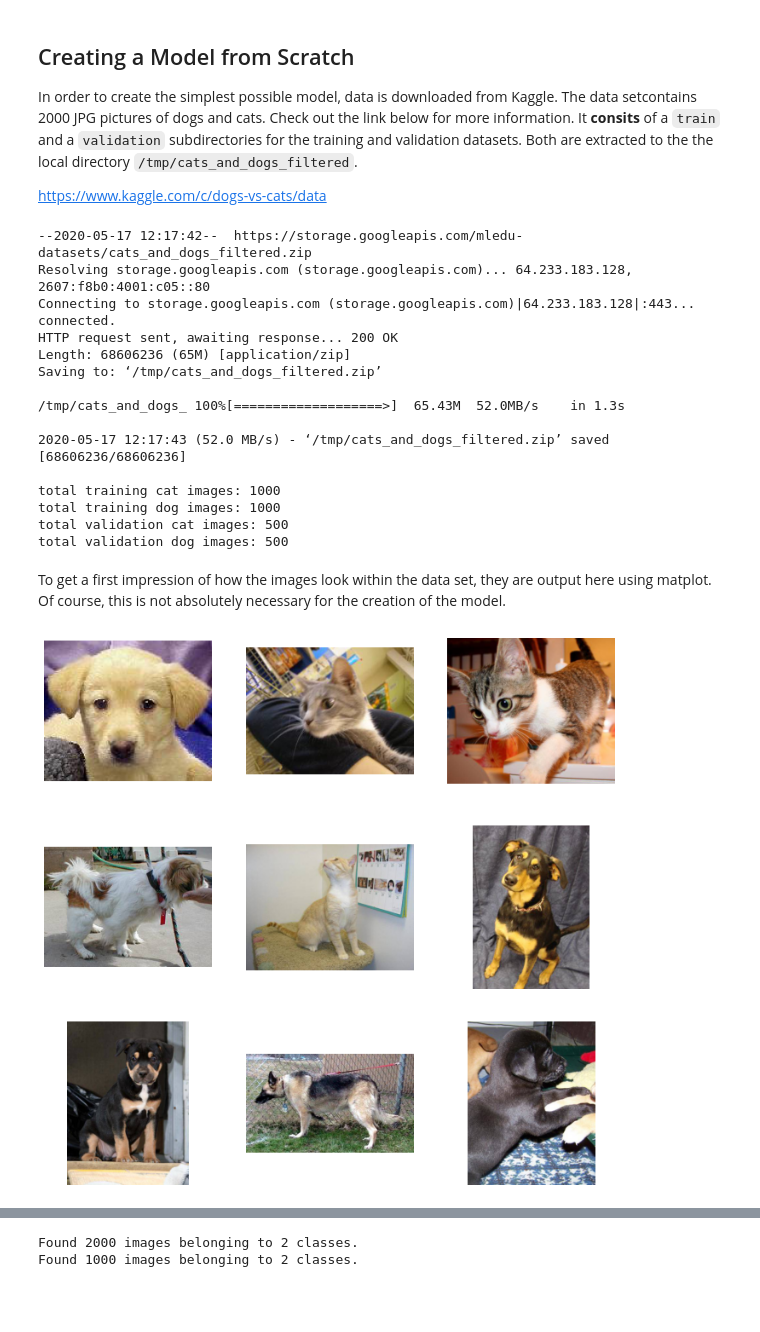
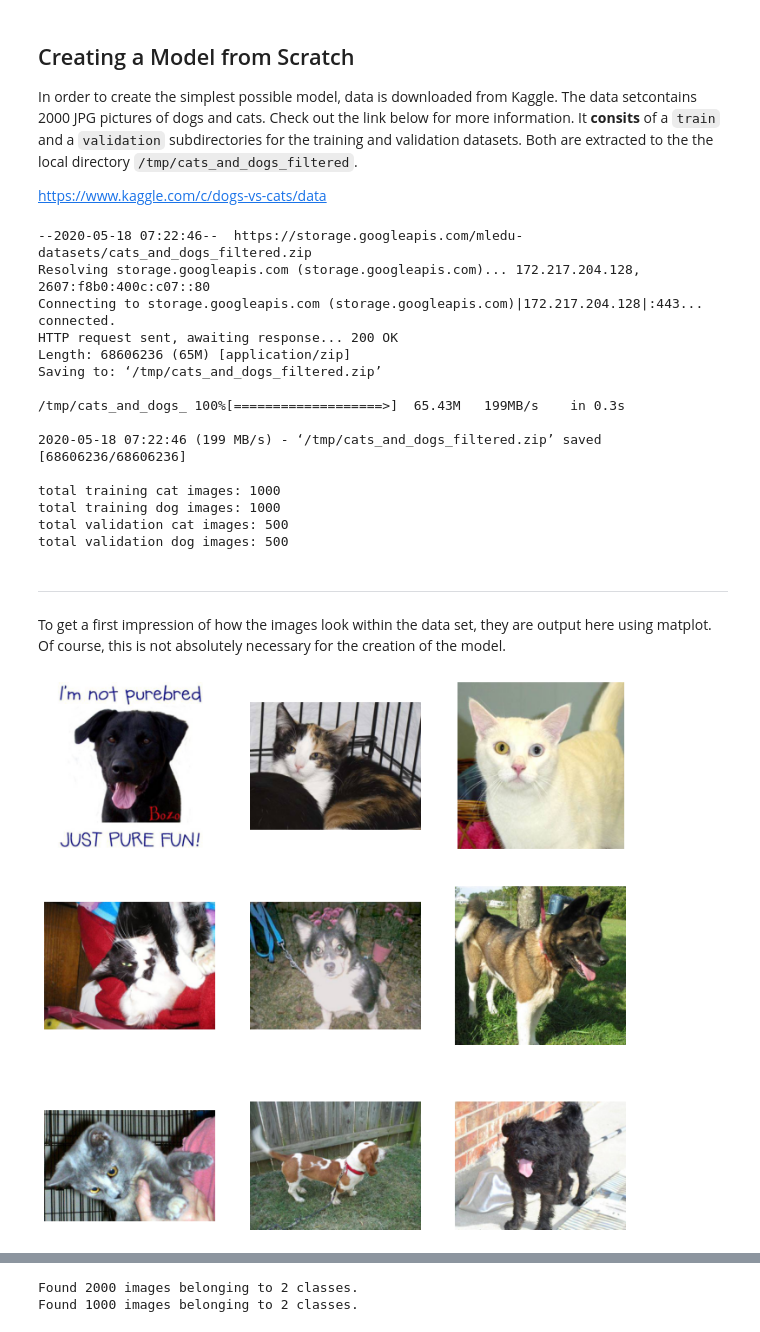
Before and after one commit to Deep-Learning-in-Multimedia/jupyter-notebook-Niick95, a Jupyter notebook: Niklas_Holtz_Deep_Dream.ipynb, the cells around one changed output, grey strips where cells are left out. Cells and saved outputs as stored; diff of their text form; code cells hidden in the pictures; blank space fills up the shorter version.

```diff
--- a/Niklas_Holtz_Deep_Dream.ipynb
+++ b/Niklas_Holtz_Deep_Dream.ipynb
@@ -89,59 +89,63 @@ train_dogs_dir = os.path.join(train_dir, 'dogs')
 validation_cats_dir = os.path.join(validation_dir, 'cats')
 validation_dogs_dir = os.path.join(validation_dir, 'dogs')
 
+train_cat_file_names = os.listdir(train_cats_dir)
+train_dog_file_names = os.listdir(train_dogs_dir)
+
 # In order to have an overview of how much data has been loaded in total, the number of elements within each folder is outputted here.
 print('total training cat images:', len(os.listdir(train_cats_dir)))
 print('total training dog images:', len(os.listdir(train_dogs_dir)))
 print('total validation cat images:', len(os.listdir(validation_cats_dir)))
 print('total validation dog images:', len(os.listdir(validation_dogs_dir)))
 # %% [output]
---2020-05-17 12:17:42--  https://storage.googleapis.com/mledu-datasets/cats_and_dogs_filtered.zip
-Resolving storage.googleapis.com (storage.googleapis.com)... 64.233.183.128, 2607:f8b0:4001:c05::80
-Connecting to storage.googleapis.com (storage.googleapis.com)|64.233.183.128|:443... connected.
+--2020-05-18 07:22:46--  https://storage.googleapis.com/mledu-datasets/cats_and_dogs_filtered.zip
+Resolving storage.googleapis.com (storage.googleapis.com)... 172.217.204.128, 2607:f8b0:400c:c07::80
+Connecting to storage.googleapis.com (storage.googleapis.com)|172.217.204.128|:443... connected.
 HTTP request sent, awaiting response... 200 OK
 Length: 68606236 (65M) [application/zip]
 Saving to: ‘/tmp/cats_and_dogs_filtered.zip’
 
-/tmp/cats_and_dogs_ 100%[===================>]  65.43M  52.0MB/s    in 1.3s
+/tmp/cats_and_dogs_ 100%[===================>]  65.43M   199MB/s    in 0.3s
 
-2020-05-17 12:17:43 (52.0 MB/s) - ‘/tmp/cats_and_dogs_filtered.zip’ saved [68606236/68606236]
+2020-05-18 07:22:46 (199 MB/s) - ‘/tmp/cats_and_dogs_filtered.zip’ saved [68606236/68606236]
 
 total training cat images: 1000
 total training dog images: 1000
 total validation cat images: 500
 total validation dog images: 500
 # %% [markdown]
+---
 To get a first impression of how the images look within the data set, they are output here using matplot. Of course, this is not absolutely necessary for the creation of the model.
 # %%
 %matplotlib inline
 import matplotlib.pyplot as plt
 import matplotlib.image as mpimg
 import random
 
 def plot_dataset(rows=4, cols=4):
   fig = plt.gcf()
   # size of the images
   fig.set_size_inches(rows * 4, cols * 4)
   cntr = 0
 
   total_count = rows * cols
 
-  cat_pics = [os.path.join(train_cats_dir, file_name) for file_name in train_cat_fnames]
-  dog_pics= [os.path.join(train_dogs_dir, fname) for fname in train_dog_fnames]
+  cat_pics = [os.path.join(train_cats_dir, file_name) for file_name in train_cat_file_names]
+  dog_pics= [os.path.join(train_dogs_dir, file_name) for file_name in train_dog_file_names]
   all_pics = cat_pics + dog_pics
 
   while cntr < (rows * cols):
     pic = random.choice(all_pics)
     pic_path = os.path.abspath(pic)
 
     plots = plt.subplot(rows, cols, cntr + 1)
     plots.axis('off')
     pic_data = mpimg.imread(pic_path)
     plt.imshow(pic_data)
     cntr += 1
   plt.show()
 
 plot_dataset(3, 3)
 # %% [output]
-[figure, old version]
+[figure, new version]
 # %% [markdown]
```
Also changed, not shown: parts of 16 cells of this notebook.
